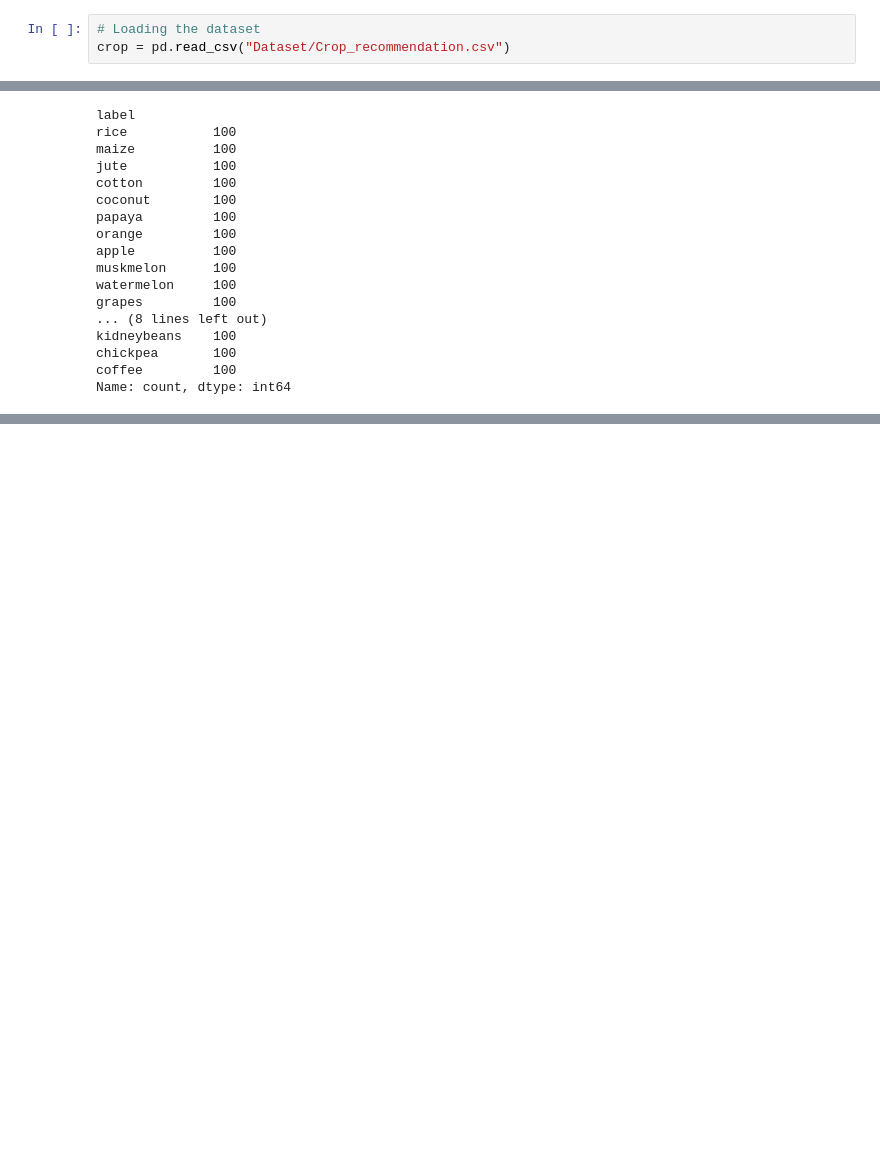
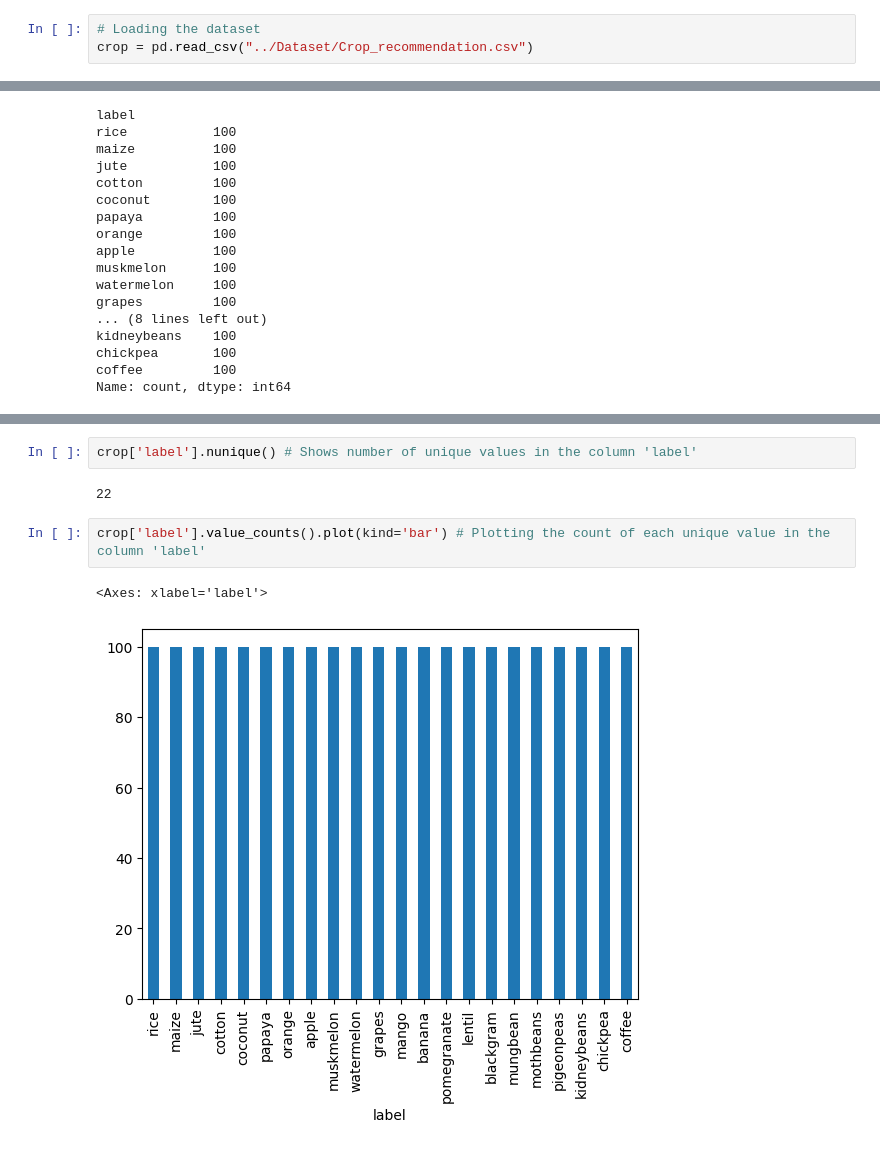
Before and after one commit to OmkarS25/Internship-Jan-Feb-2025, a Jupyter notebook: Week_1/Class_1.ipynb, the cells around one changed output, grey strips where cells are left out. Cells and saved outputs as stored; diff of their text form; blank space fills up the shorter version.

```diff
--- a/Week_1/Class_1.ipynb
+++ b/Week_1/Class_1.ipynb
@@ -10,4 +10,4 @@ import matplotlib.pyplot as plt
 import seaborn as sns
 # %%
 # Loading the dataset
-crop = pd.read_csv("Dataset/Crop_recommendation.csv")
+crop = pd.read_csv("../Dataset/Crop_recommendation.csv")
@@ -183,0 +145,9 @@ Name: count, dtype: int64
+# %%
+crop['label'].nunique() # Shows number of unique values in the column 'label'
+# %% [output]
+22
+# %%
+crop['label'].value_counts().plot(kind='bar') # Plotting the count of each unique value in the column 'label'
+# %% [output]
+<Axes: xlabel='label'>
+[figure, added]
```
Also changed, not shown: parts of 13 cells of this notebook.
